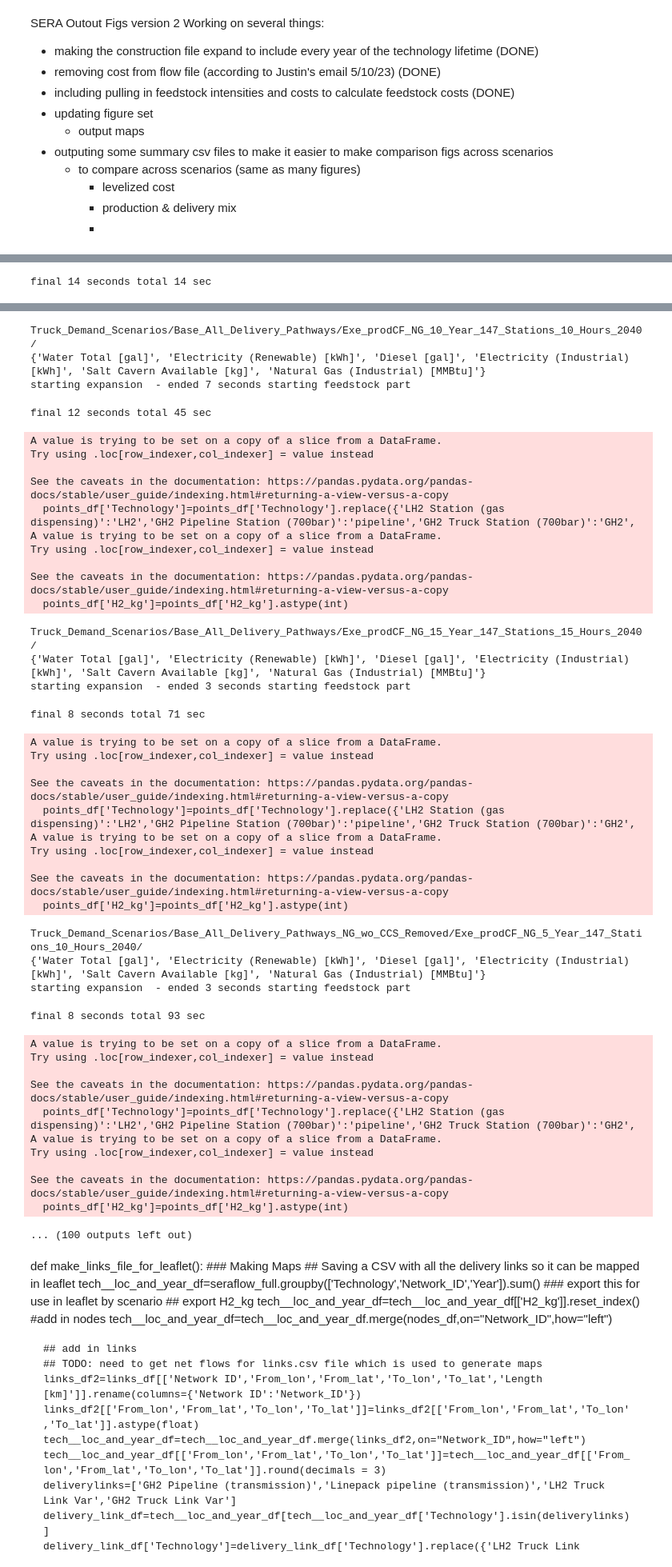
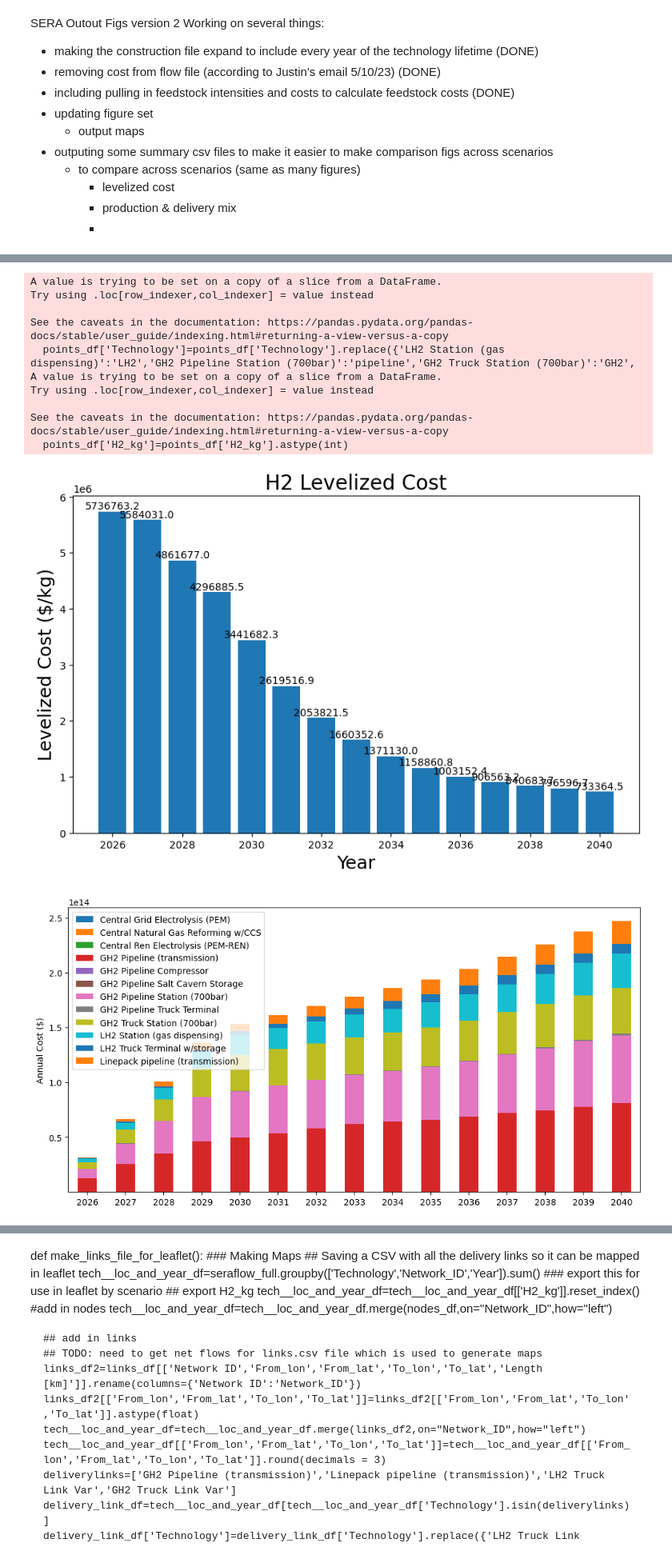
Before and after one commit to jpcadiz/New_SERA_Runs, a Jupyter notebook: SERA Output Files v2 11_23.ipynb, the cells around one changed output, grey strips where cells are left out. Shown: that part at 80% size. Drawn from its saved outputs; the diff is of its cells as text; code cells hidden in the pictures.

Commit message:
Updating the last demand scenario

```diff
--- a/SERA Output Files v2 11_23.ipynb
+++ b/SERA Output Files v2 11_23.ipynb
@@ -1095,7 +1099,7 @@ for i in range(0,len(files)):
     graph_delivery_distances()
     production_location()
     caps_and_flows()
-    storageflows()
+    #storageflows()
     category_levelized_cost()
     CapOpFeed_levelized_cost()
     pathway_levelized_cost()
@@ -1113 +1117,12 @@ starting expansion  - ended 7 seconds starting feedstock part
-final 14 seconds total 14 sec
+A value is trying to be set on a copy of a slice from a DataFrame.
+Try using .loc[row_indexer,col_indexer] = value instead
+
+See the caveats in the documentation: https://pandas.pydata.org/pandas-docs/stable/user_guide/indexing.html#returning-a-view-versus-a-copy
+  points_df['Technology']=points_df['Technology'].replace({'LH2 Station (gas dispensing)':'LH2','GH2 Pipeline Station (700bar)':'pipeline','GH2 Truck Station (700bar)':'GH2',
+A value is trying to be set on a copy of a slice from a DataFrame.
+Try using .loc[row_indexer,col_indexer] = value instead
+
+See the caveats in the documentation: https://pandas.pydata.org/pandas-docs/stable/user_guide/indexing.html#returning-a-view-versus-a-copy
+  points_df['H2_kg']=points_df['H2_kg'].astype(int)
+[figure, added]
+[figure, added]
@@ -1124,46 +1138,3 @@ See the caveats in the documentation: https://pandas.pydata.org/pandas-docs/stab
-Truck_Demand_Scenarios/Base_All_Delivery_Pathways/Exe_prodCF_NG_10_Year_147_Stations_10_Hours_2040/
-{'Water Total [gal]', 'Electricity (Renewable) [kWh]', 'Diesel [gal]', 'Electricity (Industrial) [kWh]', 'Salt Cavern Available [kg]', 'Natural Gas (Industrial) [MMBtu]'}
-starting expansion  - ended 7 seconds starting feedstock part
-final 12 seconds total 45 sec
-A value is trying to be set on a copy of a slice from a DataFrame.
-Try using .loc[row_indexer,col_indexer] = value instead
-
-See the caveats in the documentation: https://pandas.pydata.org/pandas-docs/stable/user_guide/indexing.html#returning-a-view-versus-a-copy
-  points_df['Technology']=points_df['Technology'].replace({'LH2 Station (gas dispensing)':'LH2','GH2 Pipeline Station (700bar)':'pipeline','GH2 Truck Station (700bar)':'GH2',
-A value is trying to be set on a copy of a slice from a DataFrame.
-Try using .loc[row_indexer,col_indexer] = value instead
-
-See the caveats in the documentation: https://pandas.pydata.org/pandas-docs/stable/user_guide/indexing.html#returning-a-view-versus-a-copy
-  points_df['H2_kg']=points_df['H2_kg'].astype(int)
-Truck_Demand_Scenarios/Base_All_Delivery_Pathways/Exe_prodCF_NG_15_Year_147_Stations_15_Hours_2040/
-{'Water Total [gal]', 'Electricity (Renewable) [kWh]', 'Diesel [gal]', 'Electricity (Industrial) [kWh]', 'Salt Cavern Available [kg]', 'Natural Gas (Industrial) [MMBtu]'}
-starting expansion  - ended 3 seconds starting feedstock part
-final 8 seconds total 71 sec
-A value is trying to be set on a copy of a slice from a DataFrame.
-Try using .loc[row_indexer,col_indexer] = value instead
-
-See the caveats in the documentation: https://pandas.pydata.org/pandas-docs/stable/user_guide/indexing.html#returning-a-view-versus-a-copy
-  points_df['Technology']=points_df['Technology'].replace({'LH2 Station (gas dispensing)':'LH2','GH2 Pipeline Station (700bar)':'pipeline','GH2 Truck Station (700bar)':'GH2',
-A value is trying to be set on a copy of a slice from a DataFrame.
-Try using .loc[row_indexer,col_indexer] = value instead
-
-See the caveats in the documentation: https://pandas.pydata.org/pandas-docs/stable/user_guide/indexing.html#returning-a-view-versus-a-copy
-  points_df['H2_kg']=points_df['H2_kg'].astype(int)
-Truck_Demand_Scenarios/Base_All_Delivery_Pathways_NG_wo_CCS_Removed/Exe_prodCF_NG_5_Year_147_Stations_10_Hours_2040/
-{'Water Total [gal]', 'Electricity (Renewable) [kWh]', 'Diesel [gal]', 'Electricity (Industrial) [kWh]', 'Salt Cavern Available [kg]', 'Natural Gas (Industrial) [MMBtu]'}
-starting expansion  - ended 3 seconds starting feedstock part
-final 8 seconds total 93 sec
-A value is trying to be set on a copy of a slice from a DataFrame.
-Try using .loc[row_indexer,col_indexer] = value instead
-
-See the caveats in the documentation: https://pandas.pydata.org/pandas-docs/stable/user_guide/indexing.html#returning-a-view-versus-a-copy
-  points_df['Technology']=points_df['Technology'].replace({'LH2 Station (gas dispensing)':'LH2','GH2 Pipeline Station (700bar)':'pipeline','GH2 Truck Station (700bar)':'GH2',
-A value is trying to be set on a copy of a slice from a DataFrame.
-Try using .loc[row_indexer,col_indexer] = value instead
-
-See the caveats in the documentation: https://pandas.pydata.org/pandas-docs/stable/user_guide/indexing.html#returning-a-view-versus-a-copy
-  points_df['H2_kg']=points_df['H2_kg'].astype(int)
-... (100 outputs left out)
 # %% [markdown]
 def make_links_file_for_leaflet():
     ### Making Maps
```
Also changed, not shown: parts of 2 cells of this notebook, 20 other files.
